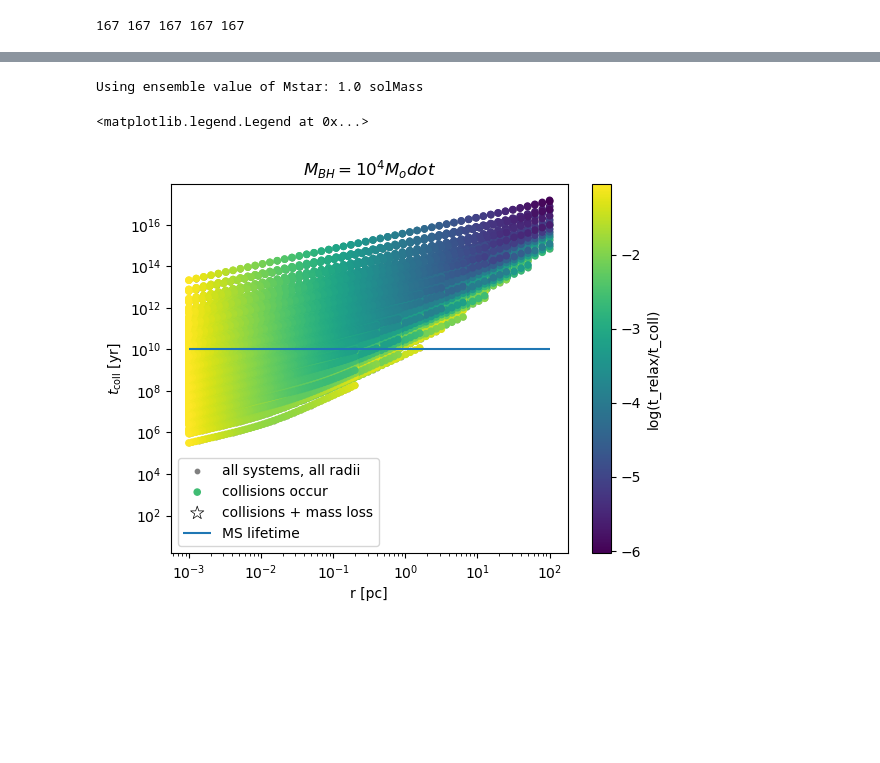
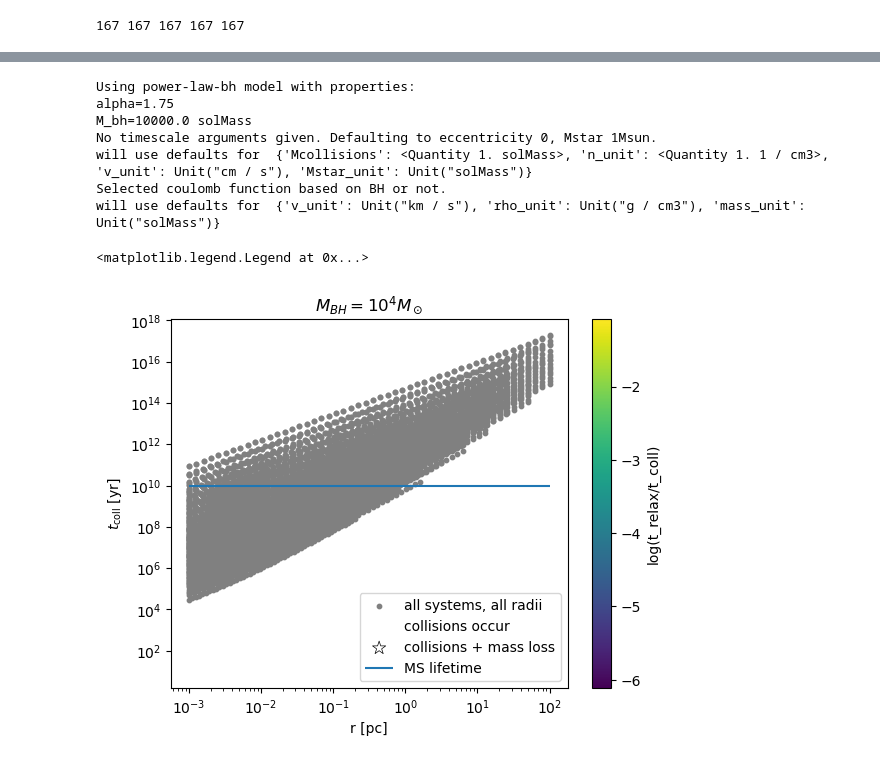
Before and after one commit to astro-claire/model-timescales, a Jupyter notebook: examples/black_hole_versus_pl.ipynb, the cells around one changed output, grey strips where cells are left out. Saved outputs shown, nothing was run; the diff lists cells and outputs as text; code cells hidden in the pictures; blank space fills up the shorter version.

```diff
--- a/examples/black_hole_versus_pl.ipynb
+++ b/examples/black_hole_versus_pl.ipynb
@@ -428,36 +546,41 @@ Using ensemble value of Mstar: 1.0 solMass
 # %%
 # from astropy import units as u
-modelbh = TimescaleEnsemble(grid, densityModel="power-law-bh",Nsampling=50, profile_kwargs={'M_bh':1e4 *u.Msun})
+modelbh = TimescaleEnsemble(grid, densityModel="power-law-bh",Nsampling=50, profile_kwargs={"alpha":1.75,'M_bh':1e4 *u.Msun})
 table5 = generate_timescale_comparison(modelbh, as_ = 'pandas')
 
 r = u.Quantity(table5['r']).to_value(u.pc)      # plain floats in chosen units
 t = u.Quantity(table5['t_coll']).to_value(u.yr)
 c = np.log10(np.array(u.Quantity(table5['t_relax/t_coll']).value))
 ml = np.array(u.Quantity(table5['massloss']).value)
 vmin =min(c)
 vmax = max(c)
-nocolidx = np.where(c<0)[0]
-# # im = ax.scatter(r[nocolidx], t[nocolidx],color = "grey", label="alpha=1.75, e=0.999")
-yescolidx = np.invert(nocolidx)
-masslossidx = np.where(ml[yescolidx]==1)[0]
+nocolidx = np.where(c<0,True,False)
+yescolidx = np.logical_not(nocolidx)
+masslossidx = np.where(ml[yescolidx]==1,True,False)
 fig, ax = plt.subplots()
 ax.set_yscale("log")
 ax.set_xscale("log")
 im = ax.scatter(r[nocolidx], t[nocolidx],color = "grey", s=10,label="all systems, all radii")
 
 im = ax.scatter(r[yescolidx], t[yescolidx],c = c[yescolidx],vmin= vmin,vmax = vmax,s=20, label="collisions occur")
 im = ax.scatter(r[yescolidx][masslossidx], t[yescolidx][masslossidx],
             marker = "*",c = c[yescolidx][masslossidx],edgecolor = "black",
             linewidth = 0.5,vmin= vmin,vmax = vmax,s=100, label="collisions + mass loss")
 
 plt.colorbar(im,label='log(t_relax/t_coll)', orientation='vertical')
 # im = ax.scatter(r[nocolidx], t[nocolidx],color = "grey", label="alpha=1.75, e=0.999")
 ax.hlines(1e10,xmin=1e-3,xmax=1e2, label= "MS lifetime")
 ax.set_xlabel("r [pc]")
 ax.set_ylabel(r"$t_{\mathrm{coll}}$ [yr]")
-plt.title(r"$M_{BH}=10^4 M_odot$")
+plt.title(r"$M_{BH}=10^4 M_\odot$")
 ax.legend()
 # %% [output]
-Using ensemble value of Mstar: 1.0 solMass
+Using power-law-bh model with properties:
+alpha=1.75
+M_bh=10000.0 solMass
+No timescale arguments given. Defaulting to eccentricity 0, Mstar 1Msun.
+will use defaults for  {'Mcollisions': <Quantity 1. solMass>, 'n_unit': <Quantity 1. 1 / cm3>, 'v_unit': Unit("cm / s"), 'Mstar_unit': Unit("solMass")}
+Selected coulomb function based on BH or not.
+will use defaults for  {'v_unit': Unit("km / s"), 'rho_unit': Unit("g / cm3"), 'mass_unit': Unit("solMass")}
 <matplotlib.legend.Legend at 0x...>
-[figure, old version]
+[figure, new version]
```
Also changed, not shown: parts of 22 cells of this notebook.
